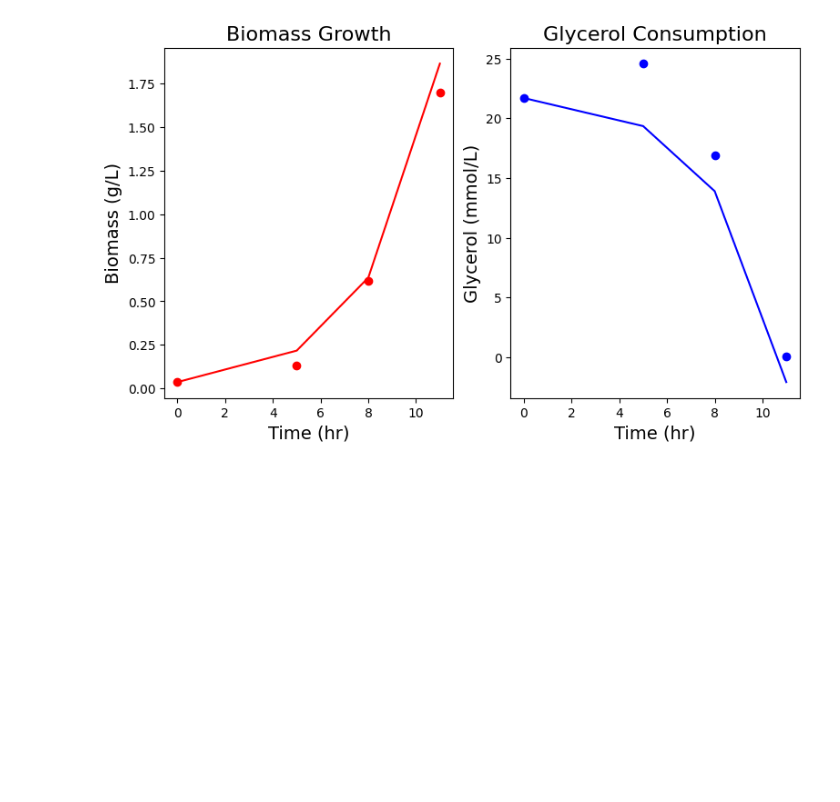
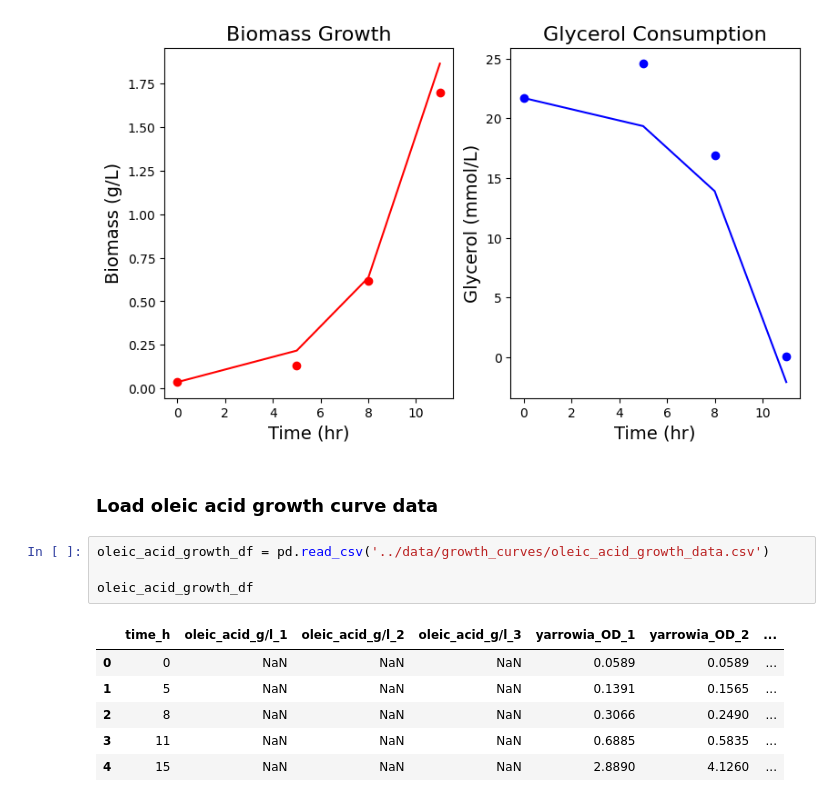
Before and after one commit to garrettroell/yarrrowia_eflux2, a Jupyter notebook: notebooks/B_exp_growth_rates.ipynb, the cells around one changed output. Cells and saved outputs as stored; diff of their text form; blank space fills up the shorter version.

```diff
--- a/notebooks/B_exp_growth_rates.ipynb
+++ b/notebooks/B_exp_growth_rates.ipynb
@@ -211,3 +211,16 @@ substrate consumption rate = 4.041 ± 0.619 mmol glycerol/gram biomass * hr
 [figure]
 [figure]
 [figure]
+# %% [markdown]
+### Load oleic acid growth curve data
+# %%
+oleic_acid_growth_df = pd.read_csv('../data/growth_curves/oleic_acid_growth_data.csv')
+
+oleic_acid_growth_df
+# %% [output]
+|  | time_h | oleic_acid_g/l_1 | oleic_acid_g/l_2 | oleic_acid_g/l_3 | yarrowia_OD_1 | yarrowia_OD_2 | ... |
+| 0 | 0 | NaN | NaN | NaN | 0.0589 | 0.0589 | ... |
+| 1 | 5 | NaN | NaN | NaN | 0.1391 | 0.1565 | ... |
+| 2 | 8 | NaN | NaN | NaN | 0.3066 | 0.2490 | ... |
+| 3 | 11 | NaN | NaN | NaN | 0.6885 | 0.5835 | ... |
+| 4 | 15 | NaN | NaN | NaN | 2.8890 | 4.1260 | ... |
```
Also changed, not shown: parts of 2 cells of this notebook, 30 other files.
